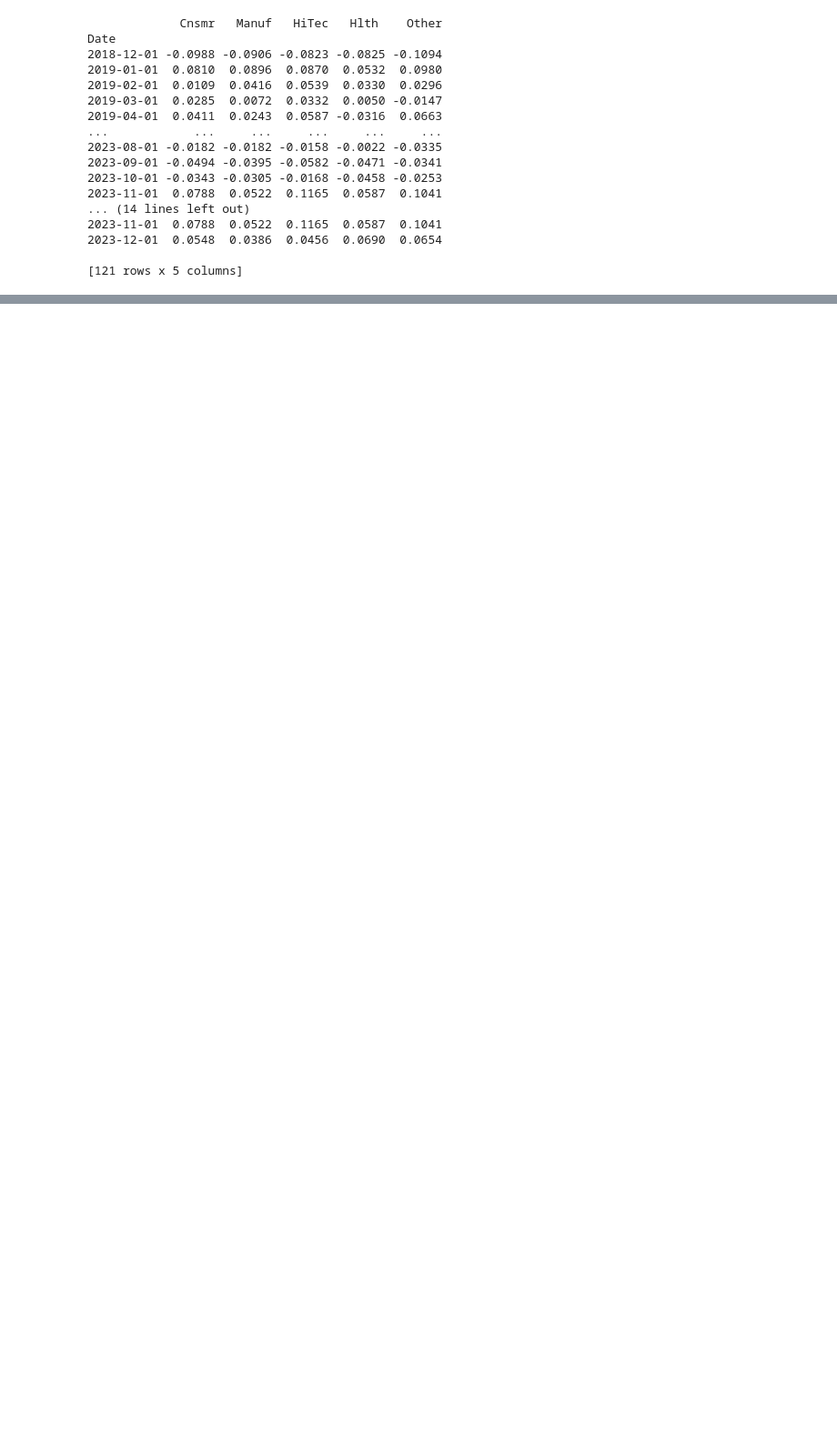
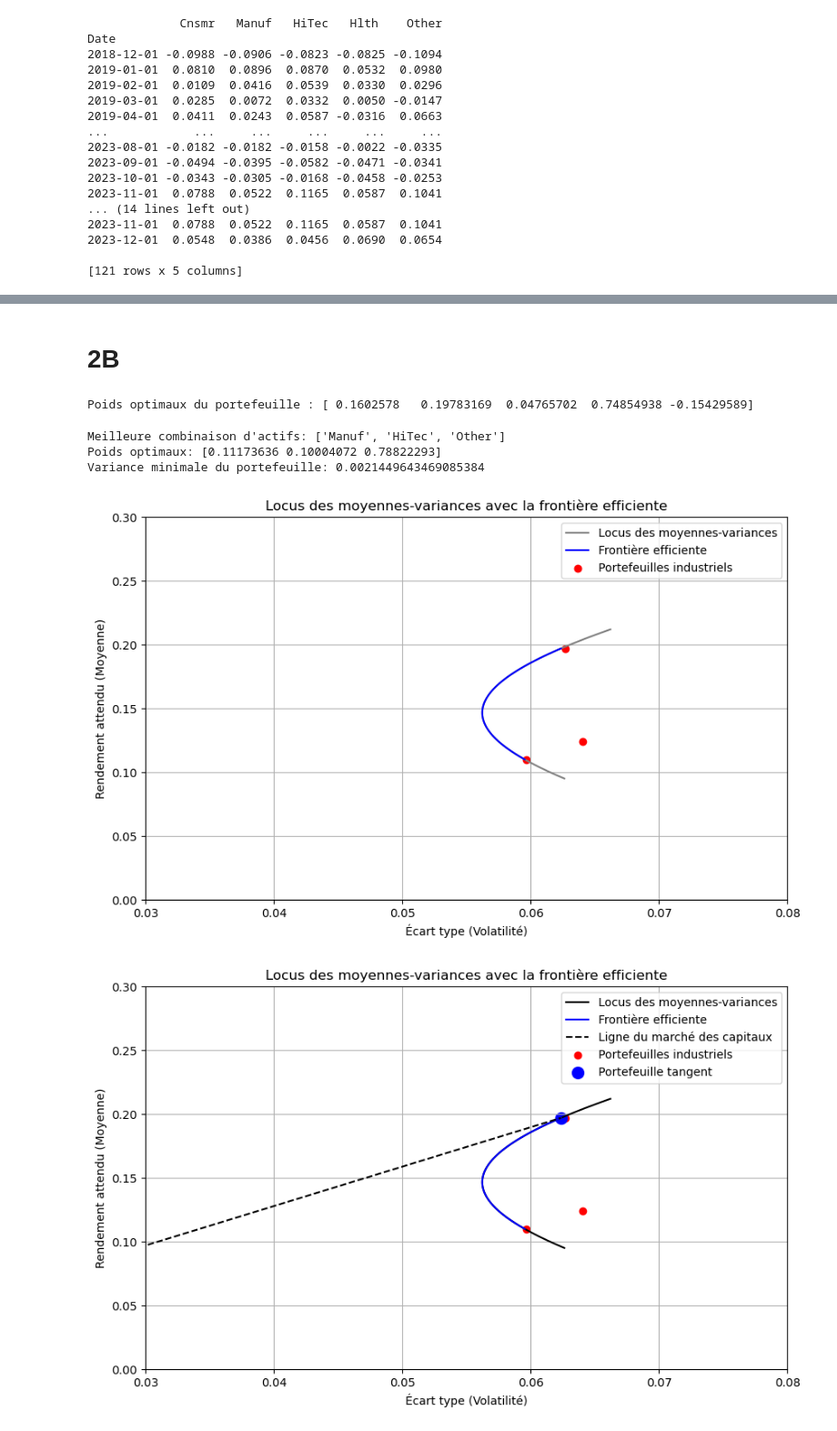
Before and after one commit to DominicPrenovost/TP1-PF-management, a Jupyter notebook: Tp1-Last.ipynb, the cells around one changed output, grey strips where cells are left out. Shown at 91% size. Cells and saved outputs as stored; diff of their text form; code cells hidden in the pictures; blank space fills up the shorter version.

```diff
--- a/Tp1-Last.ipynb
+++ b/Tp1-Last.ipynb
@@ -451,0 +457,2 @@ y=plot_efficient_frontier2(x,z,100,rf,rf_asset=True)
+# %% [markdown]
+# 2B
@@ -451,0 +473,77 @@ y=plot_efficient_frontier2(x,z,100,rf,rf_asset=True)
+# %%
+# Fonction objectif : Variance du portefeuille
+def portfolio_variance(W,Sigma):
+    return W.T @ (Sigma @ W)
+
+# Poids initiaux : répartition uniforme
+W = np.ones(len(ret_moy)) * (1.0 / len(ret_moy))
+
+# Fonction d'optimisation
+def optimize(func, W, Sigma, target_return):
+
+    # Contraintes
+    opt_constraints = ({'type': 'eq', 'fun': lambda W: ones @ W.T - 1},  # La somme des poids doit être égale à 1
+                       {'type': 'eq', 'fun': lambda W: W.T @ ret_moy - target_return})  # Le rendement attendu doit être égal au rendement cible
+
+    # Optimisation
+    optimal_weights = minimize(func, W, args=( Sigma), method='trust-constr', constraints=opt_constraints)
+
+    return optimal_weights.x
+
+# Appel de la fonction d'optimisation
+optimal_weights = optimize(portfolio_variance, W, cov_lw, target_return)
+
+print("Poids optimaux du portefeuille :", optimal_weights)
+# %% [output]
+Poids optimaux du portefeuille : [ 0.1602578   0.19783169  0.04765702  0.74854938 -0.15429589]
+# %%
+# Résultats initiaux
+best_variance = np.inf
+best_weights = None
+best_combination = None
+
+# Générer toutes les combinaisons de 3 portefeuilles parmi 5
+for combination in combinations(range(N), 3):
+    Sigma_sub = cov_lw[np.ix_(combination, combination)]
+    Z_barre_sub = ret_moy[np.array(combination)]  # Assurez-vous que Z_barre_sub est correctement défini
+
+    initial_weights = np.ones(len(combination)) / len(combination)
+
+    # Définissez les contraintes en utilisant Z_barre_sub
+    current_constraints = [
+        {'type': 'eq', 'fun': lambda weights: np.sum(weights) - 1},  # Les poids doivent sommer à 1
+        {'type': 'ineq', 'fun': lambda weights: np.dot(weights, Z_barre_sub) - R_cible_basse},
+        {'type': 'ineq', 'fun': lambda weights: R_cible_haute - np.dot(weights, Z_barre_sub)}  # Utilisez np.dot ici pour la compatibilité dimensionnelle
+    ]
+
+    # Lancer l'optimisation avec Sigma_sub et Z_barre_sub
+    result = minimize(portfolio_variance, initial_weights, args=(Sigma_sub,), method='trust-constr', constraints=current_constraints)
+
+    if result.success and result.fun < best_variance:
+        best_variance = result.fun
+        best_weights = result.x
+        best_combination = [portfolio_names[i] for i in combination]  # Mappage des indices aux noms de portefeuilles
+
+# Affichage des résultats
+if best_combination is not None:
+    print("Meilleure combinaison d'actifs:", best_combination)
+    print("Poids optimaux:", best_weights)
+    print("Variance minimale du portefeuille:", best_variance)
+# %% [output]
+Meilleure combinaison d'actifs: ['Manuf', 'HiTec', 'Other']
+Poids optimaux: [0.11173636 0.10004072 0.78822293]
+Variance minimale du portefeuille: 0.0021449643469085384
+# %%
+ret_2b = exp_rets(rets_5[[best_combination[0], best_combination[1], best_combination[2]]], 0.94, method='moyenne')
+cov_2b = covariance_matrix(rets_5[[best_combination[0], best_combination[1], best_combination[2]]])
+
+plot_efficient_frontier_a(ret_2b, cov_2b, 0.0044, include_CML=False)
+plot_efficient_frontier_a(ret_2b, cov_2b, 0.0044, include_CML=True)
+
+minimum_variance_portfolio(ret_2b, cov_2b)
+
+plot_efficient_frontier2(ret_2b, cov_2b, 100, 0.0044, rf_asset=False)
+plot_efficient_frontier2(ret_2b, cov_2b, 100, 0.0044, rf_asset=True)
+# %% [output]
+[figure, added]
+[figure, added]
```
Also changed, not shown: parts of 7 cells of this notebook.
